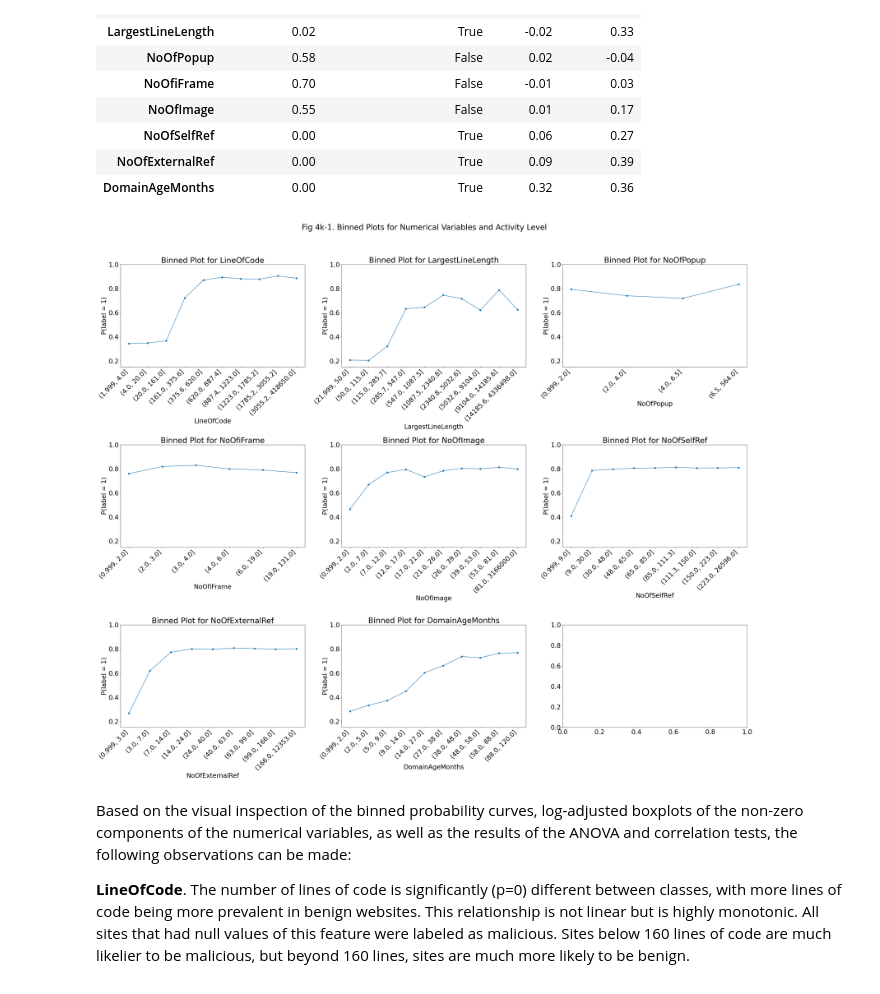
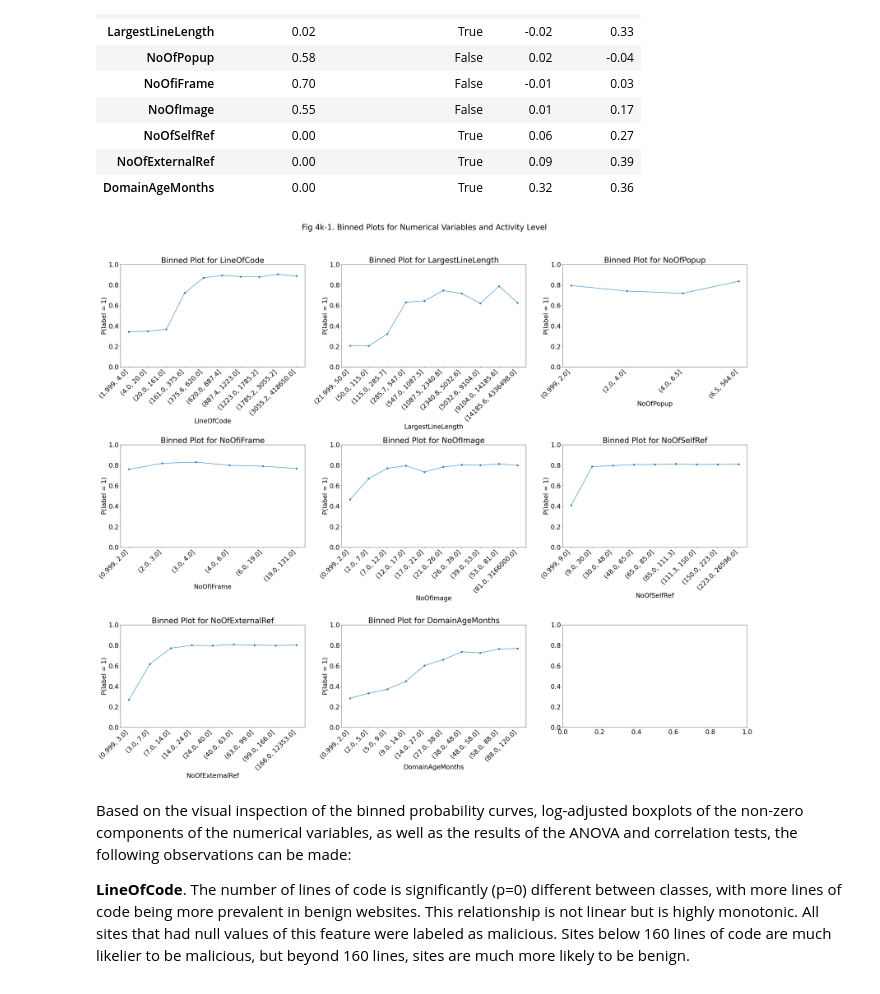
Before and after one commit to yhcchan/aiap22-colin-chan-yip-hang-961g, a Jupyter notebook: eda.ipynb, the cells around one changed output. Cells and saved outputs as stored; diff of their text form; code cells hidden in the pictures.

```diff
--- a/eda.ipynb
+++ b/eda.ipynb
@@ -1285,28 +1285,29 @@ display(results_df)
 # %%
 # Look at binned feature probability curve to understand granular magnitude variance
 
 fig, ax = plt.subplots(3, 3, figsize=(35, 30))
 row = col = 0
 for n, i in enumerate(num_cols):
     if (n % 3 == 0) and (n > 0):
         row += 1
         col = 0
+    #df_nonzero = df.copy()
     df_nonzero = df[df[i] > 0].copy()
     binned_prob = make_binned_probability_table(df_nonzero, i, "label")
     ax[row, col].plot(range(len(binned_prob)), binned_prob["p_label"], marker="o")
     ax[row, col].set_xticks(range(len(binned_prob)))
     ax[row, col].set_xticklabels(binned_prob["bin"], rotation=45, ha="right")
     ax[row, col].set_ylabel("P(label = 1)")
     ax[row, col].set_xlabel(f"{i}")
     ax[row, col].set_title(f"Binned Plot for {i}")
-    ax[row, col].set_ylim(0.15, 1)  # Standardize y-axis scale to [0, 1]
+    ax[row, col].set_ylim(0, 1)  # Standardize y-axis scale to [0, 1]
     col += 1
 
 plt.suptitle("Fig 4k-1. Binned Plots for Numerical Variables and Activity Level")
 plt.tight_layout(rect=[0, 0, 1, 0.96])
 plt.show()
 # %% [output]
-[figure, old version]
+[figure, new version]
 # %% [markdown]
 Based on the visual inspection of the binned probability curves, log-adjusted boxplots of the non-zero components of the numerical variables, as well as the results of the ANOVA and correlation tests, the following observations can be made:
 
```
Also changed, not shown: 10 other files.
